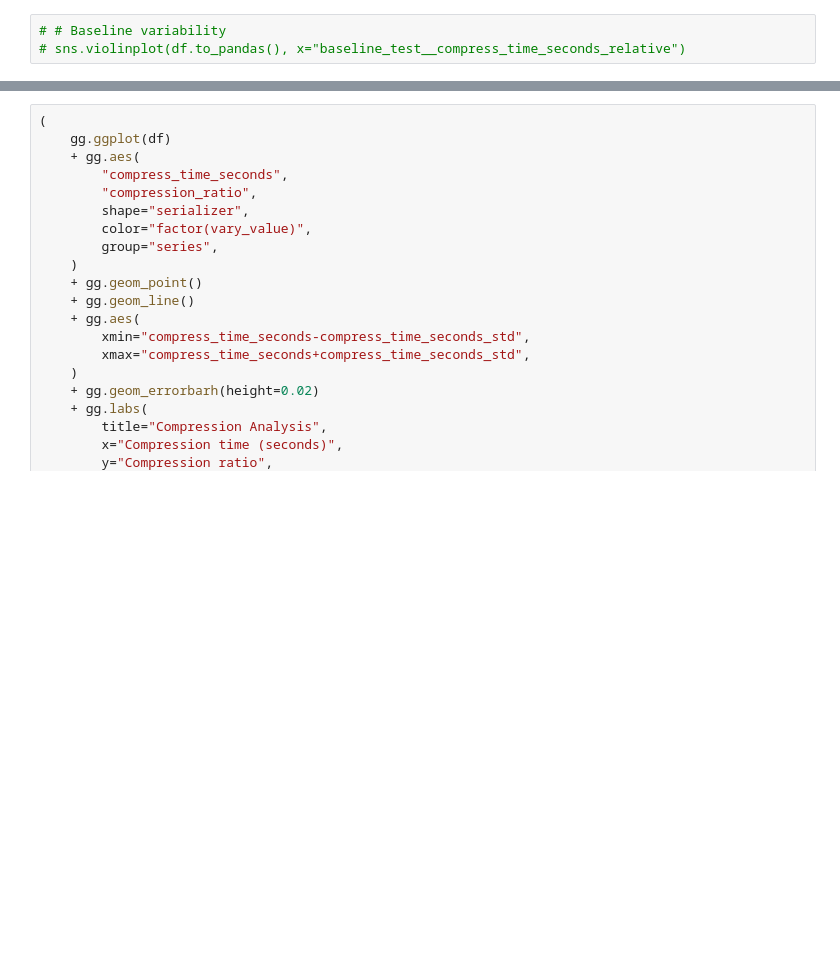
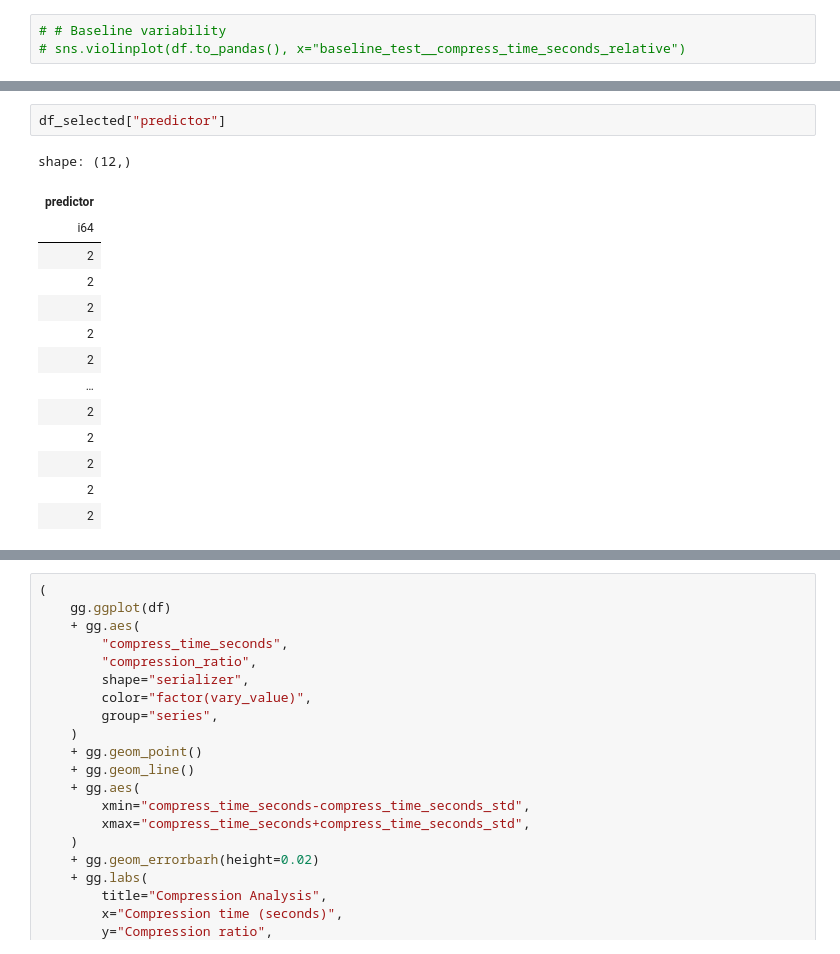
Before and after one commit to qim-center/consult-xct-compression, a Jupyter notebook: test_viewer.ipynb, the cells around one changed output, grey strips where cells are left out. Saved outputs shown, nothing was run; the diff lists cells and outputs as text; blank space fills up the shorter version.

```diff
--- a/test_viewer.ipynb
+++ b/test_viewer.ipynb
@@ -223,0 +354,17 @@ shape: (26, 2)
+# %%
+df_selected["predictor"]
+# %% [output]
+shape: (12,)
+| predictor |
+| i64 |
+| 2 |
+| 2 |
+| 2 |
+| 2 |
+| 2 |
+| … |
+| 2 |
+| 2 |
+| 2 |
+| 2 |
+| 2 |
```
Also changed, not shown: parts of 17 cells of this notebook, 11 other files.
